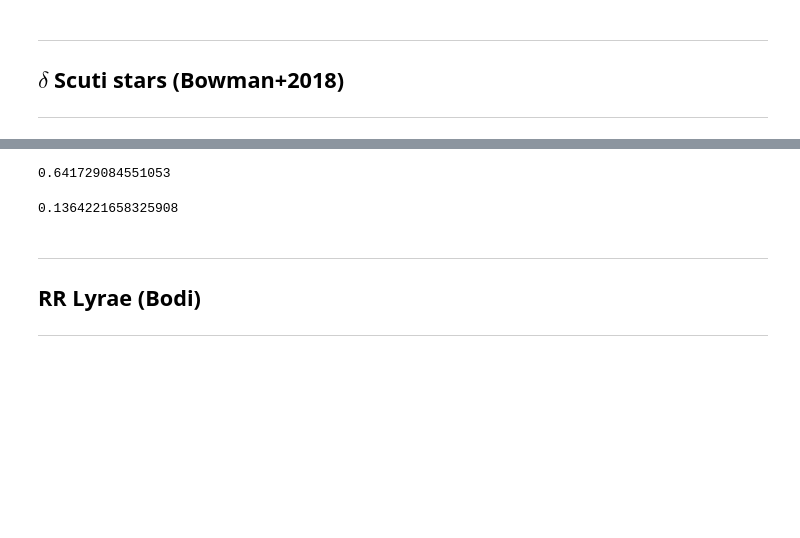
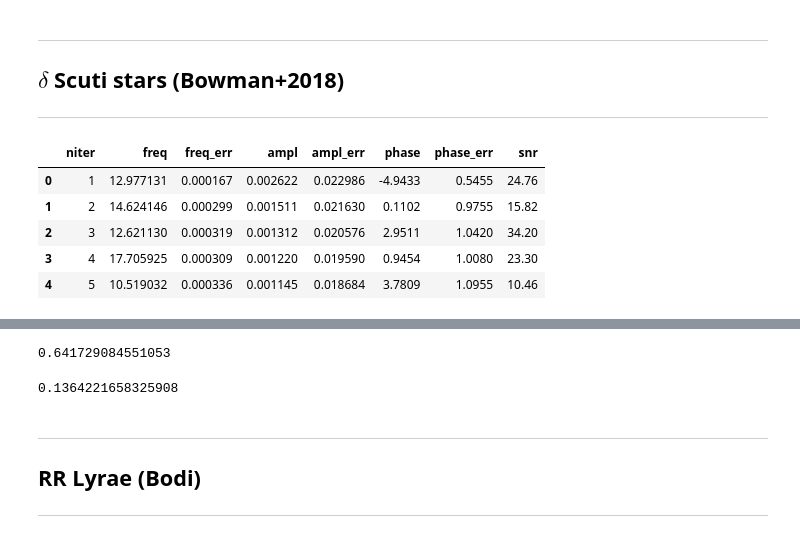
Before and after one commit to ivs-kuleuven/platosim3, a Jupyter notebook: docs/technicalnotes/MOCKA/VariableSignals.ipynb, the cells around one changed output, grey strips where cells are left out. Cells and saved outputs as stored; diff of their text form; code cells hidden in the pictures; blank space fills up the shorter version.

Commit message:
Update of mocka

```diff
--- a/docs/technicalnotes/MOCKA/VariableSignals.ipynb
+++ b/docs/technicalnotes/MOCKA/VariableSignals.ipynb
@@ -104,10 +87,11 @@ for i,f in zip(range(N), tqdm(filenames, bar_format=ut.tqdmBar())):
 # %%
+# Convert units
+dv.amp = -2.5*np.log10(1-dv.amp)  # [mag]
+
 # Generate KDEs
 N_kde = scipy.stats.gaussian_kde(N_mod)
 P_kde = scipy.stats.gaussian_kde(dv.per)
 A_kde = scipy.stats.gaussian_kde(dv.amp)
-P_max_kde = scipy.stats.gaussian_kde(P_max)
-A_max_kde = scipy.stats.gaussian_kde(A_max)
 # %%
 # HISTOGRAMS OF GENRAL MODE PROPERTIES
 fig, ax = plt.subplots(3,1, figsize=(8,8))
@@ -142,24 +126,3 @@ plt.show()
 # %% [output]
 [interactive output not drawn]
 [interactive output not drawn]
-# %%
-# HISTOGRAMS OF MODE WITH MAXIMUM AMPLITUDE
-fig, ax = plt.subplots(2,1, figsize=(8,6))
-
-h = ax[0].hist(P_max, bins=bins, histtype='step', density=True, ec='blue')
-P_max_range = np.linspace(0, h[1].max(), grid)
-P_max_kde_hist = P_max_kde(P_max_range)
-ax[0].plot(P_max_range, P_max_kde_hist, 'k-')
-ax[0].set_xlabel(r'$P_{\rm max}$ [d]')
-ax[0].set_yscale('log')
-
-h = ax[1].hist(A_max, bins=bins, histtype='step', density=True, ec='red')
-A_max_range = np.linspace(0, h[1].max(), grid)
-A_max_kde_hist = A_max_kde(A_max_range) # + A_max.min()
-ax[1].plot(A_max_range, A_max_kde_hist, 'k-')
-ax[1].set_xlabel(r'$A_{\rm max}$ [mag]')
-ax[1].set_yscale('log')
-
-for i in range(2): ax[i].set_ylabel('Density')
-plt.tight_layout()
-plt.show()
@@ -453,7 +348,7 @@ dP0_ran = np.linspace(dm.dP0.min(), dm.dP0.max(), 1000)
 dP0 = pd.Series(dP0_ran).sample(1, weights=dP0_kde(dP0_ran)).to_numpy()[0]
 
 # First period spacing in pattern from KDE
-slope = func_slope(P0, *popt0)
+slope = func(P0, *popt)
 
 # Create period-spacing pattern
 P_i = np.array([dP0 * ((1 + slope)**i - 1)/slope + P0 for i in range(N)])
@@ -500,16 +392,33 @@ plt.show()
 ## $\delta$ Scuti stars (Bowman+2018)
 ---
 # %%
+# Units from file:
+# freq [c/d]
+# ampl [mmag]
 filenames = glob.glob(f'{vdir}/varsource_dsct_bowman2018/*.txt')
-
 N = len(filenames)
 N_mode = np.zeros(N)
 df = pd.DataFrame()
 for i,f in zip(range(N), tqdm(filenames, bar_format=ut.tqdmBar())):
     df_i = pd.read_csv(f, sep='  ',
                        names=['niter', 'freq', 'freq_err', 'ampl', 'ampl_err',
                               'phase', 'phase_err', 'snr'])
     df = pd.concat([df, df_i])
     N_mode[i] = df.shape[0]
-#     break
+
+# Remove very low frequencies
+df = df[~(df.freq < 3)]
+df.ampl /= 1e3
+
+# Generate data to be used in varsim
+df = df.reset_index(drop=True)
+df.to_feather(f'{vdir}/varsim_mocka_dsct_bowman2018.ftr')
+df.head()
+# %% [output]
+|  | niter | freq | freq_err | ampl | ampl_err | phase | phase_err | snr |
+| 0 | 1 | 12.977131 | 0.000167 | 0.002622 | 0.022986 | -4.9433 | 0.5455 | 24.76 |
+| 1 | 2 | 14.624146 | 0.000299 | 0.001511 | 0.021630 | 0.1102 | 0.9755 | 15.82 |
+| 2 | 3 | 12.621130 | 0.000319 | 0.001312 | 0.020576 | 2.9511 | 1.0420 | 34.20 |
+| 3 | 4 | 17.705925 | 0.000309 | 0.001220 | 0.019590 | 0.9454 | 1.0080 | 23.30 |
+| 4 | 5 | 10.519032 | 0.000336 | 0.001145 | 0.018684 | 3.7809 | 1.0955 | 10.46 |
 # %%
```
Also changed, not shown: parts of 19 cells of this notebook, 9 other files.
